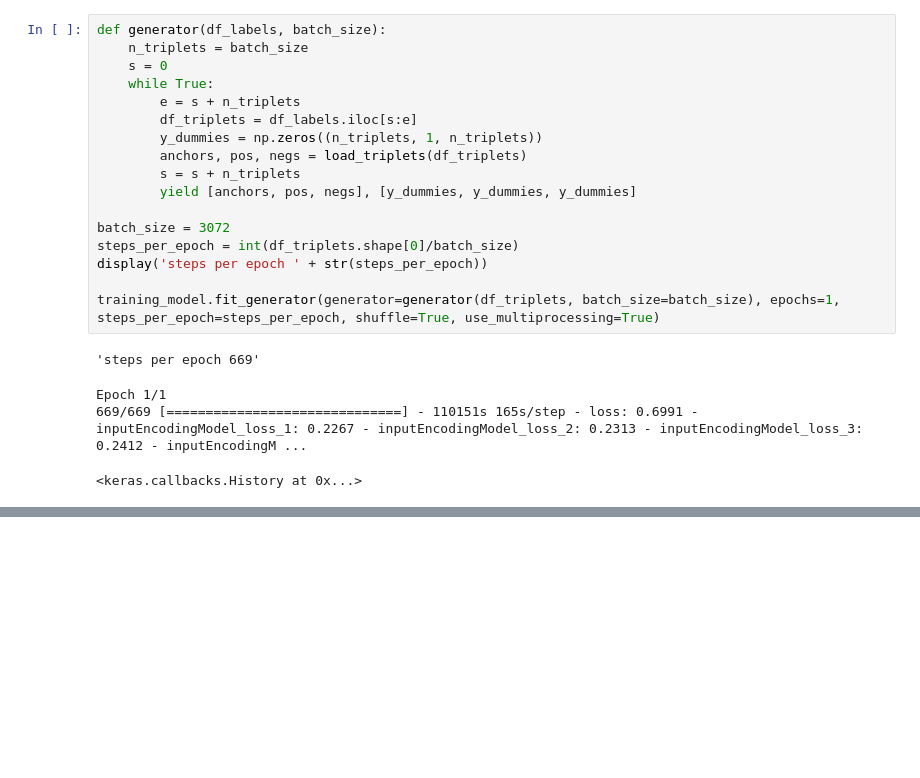
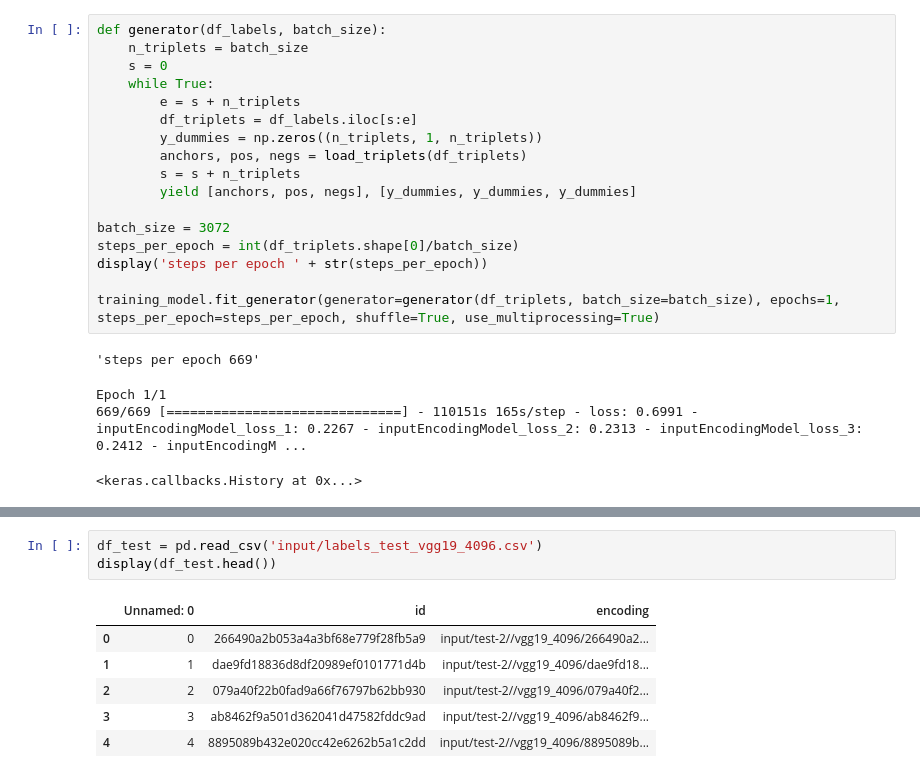
Before and after one commit to alechfho/dog_breed, a Jupyter notebook: doggie_breed_labels.ipynb, the cells around one changed output, grey strips where cells are left out. Cells and saved outputs as stored; diff of their text form; blank space fills up the shorter version.

```diff
--- a/doggie_breed_labels.ipynb
+++ b/doggie_breed_labels.ipynb
@@ -266,0 +242,10 @@ def extract_triplets(df_mismatch, df_train):
+# %%
+df_test = pd.read_csv('input/labels_test_vgg19_4096.csv')
+display(df_test.head())
+# %% [output]
+|  | Unnamed: 0 | id | encoding |
+| 0 | 0 | 266490a2b053a4a3bf68e779f28fb5a9 | input/test-2//vgg19_4096/266490a2... |
+| 1 | 1 | dae9fd18836d8df20989ef0101771d4b | input/test-2//vgg19_4096/dae9fd18... |
+| 2 | 2 | 079a40f22b0fad9a66f76797b62bb930 | input/test-2//vgg19_4096/079a40f2... |
+| 3 | 3 | ab8462f9a501d362041d47582fddc9ad | input/test-2//vgg19_4096/ab8462f9... |
+| 4 | 4 | 8895089b432e020cc42e6262b5a1c2dd | input/test-2//vgg19_4096/8895089b... |
```
Also changed, not shown: parts of 10 cells of this notebook, 1 other file.
